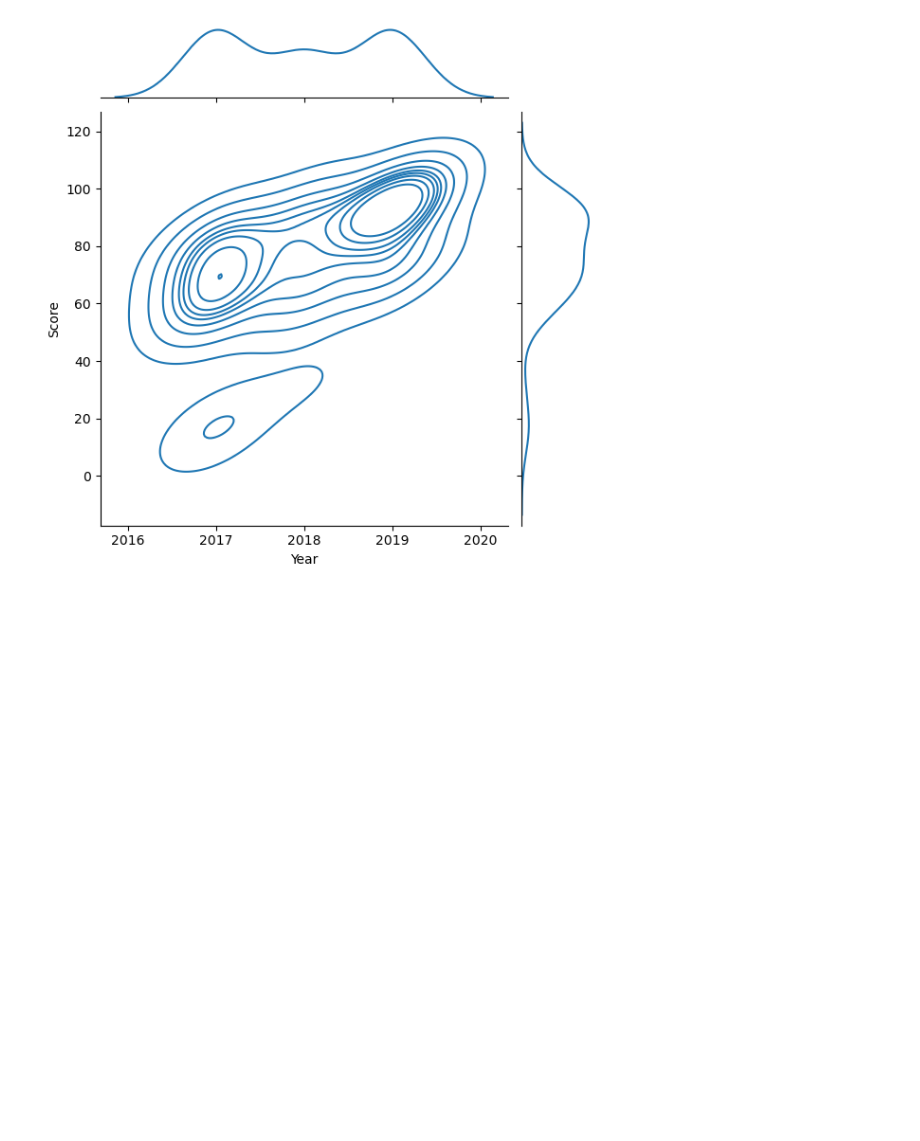
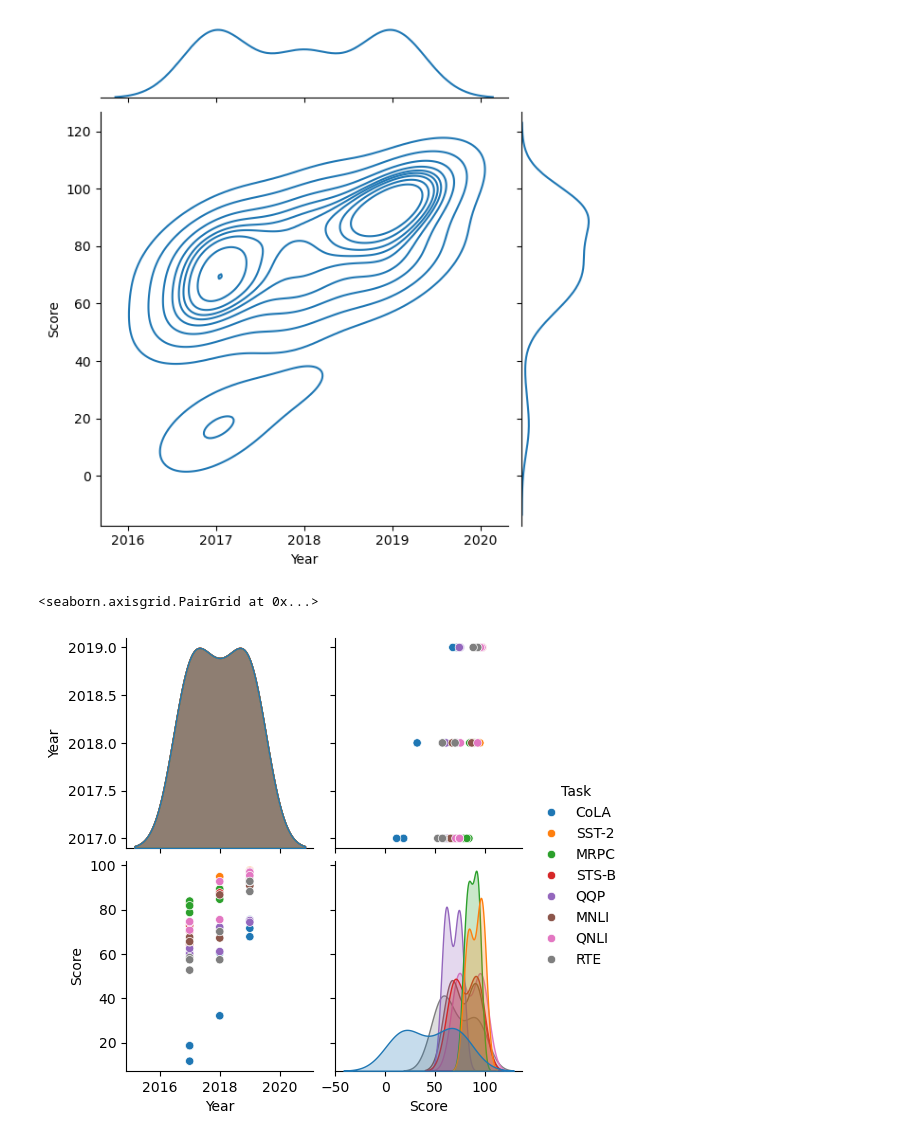
Before and after one commit to debmalya20/swaborn, a Jupyter notebook: practice.ipynb, the cells around one changed output. Cells and saved outputs as stored; diff of their text form; code cells hidden in the pictures; blank space fills up the shorter version.

Commit message:
MATRIX PLOT

```diff
--- a/practice.ipynb
+++ b/practice.ipynb
@@ -36,4 +36,7 @@ sns.jointplot(x=df["Year"],y=df["Score"],kind="kde")
 <seaborn.axisgrid.JointGrid at 0x...>
 [figure]
 # %%
-sns.pairplot
+sns.pairplot(df,hue="Task")
+# %% [output]
+<seaborn.axisgrid.PairGrid at 0x...>
+[figure, added]
```
Also changed, not shown: 1 other file.
